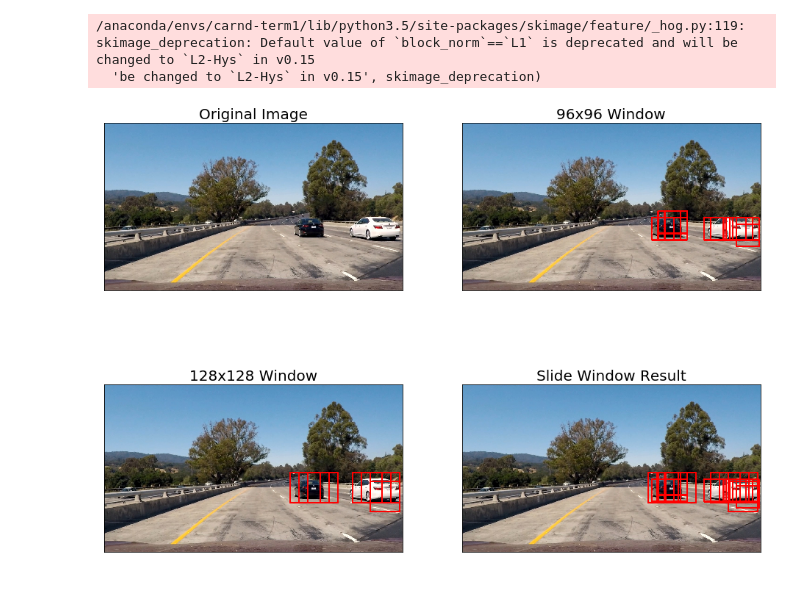
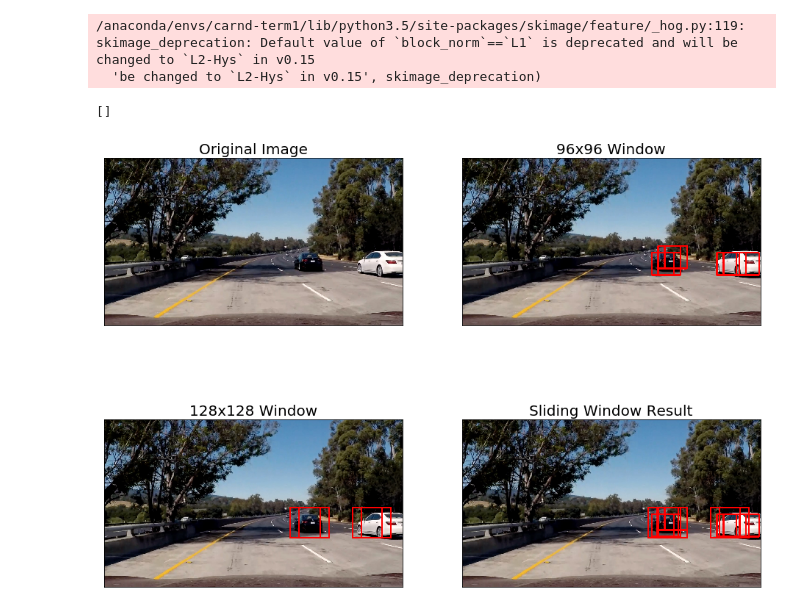
Before and after one commit to xingliuUT/CarND-Vehicle-Detection, a Jupyter notebook: vehicle_detection.ipynb, the cells around one changed output. Saved outputs shown, nothing was run; the diff lists cells and outputs as text; code cells hidden in the pictures.

```diff
--- a/vehicle_detection.ipynb
+++ b/vehicle_detection.ipynb
@@ -219,7 +220,7 @@ Test set F1 score = 0.9943
 # %% [markdown]
 ## 2. Sliding Window Search
 # %%
-img = cv2.imread('./test_images/test1.jpg')
+img = cv2.imread('./test_images/test5.jpg')
 y_start_stop = [380, 710] # Min and max in y to search in slide_window()
 
 windows = slide_window(img, x_start_stop=[None, None], y_start_stop=y_start_stop,
@@ -252,22 +253,23 @@ out_img = draw_boxes(window_img, hot_windows_96, color=(0, 0, 255), thick=6)
 # %%
 fig, ax = plt.subplots(2, 2, figsize = (16, 12))
 ax[0][0].imshow(cv2.cvtColor(img, cv2.COLOR_RGB2BGR))
 ax[0][0].set_title('Original Image', fontsize=20);
 ax[0][0].set_xticks(())
 ax[0][0].set_yticks(())
 ax[1][0].imshow(cv2.cvtColor(window_img, cv2.COLOR_RGB2BGR))
 ax[1][0].set_title('128x128 Window', fontsize=20);
 ax[1][0].set_xticks(())
 ax[1][0].set_yticks(())
 ax[0][1].imshow(cv2.cvtColor(window_img_2, cv2.COLOR_RGB2BGR))
 ax[0][1].set_title('96x96 Window', fontsize=20);
 ax[0][1].set_xticks(())
 ax[0][1].set_yticks(())
 ax[1][1].imshow(cv2.cvtColor(out_img, cv2.COLOR_RGB2BGR))
-ax[1][1].set_title('Slide Window Result', fontsize=20);
+ax[1][1].set_title('Sliding Window Result', fontsize=20);
 ax[1][1].set_xticks(())
 ax[1][1].set_yticks(())
-image_path = './output_images/slide_window_test1.jpg'
-#plt.savefig(image_path)
+# image_path = './output_images/slide_window_test5.jpg'
+# plt.savefig(image_path)
 # %% [output]
+[]
-[figure, old version]
+[figure, new version]
```
Also changed, not shown: parts of 8 cells of this notebook, 6 other files.
